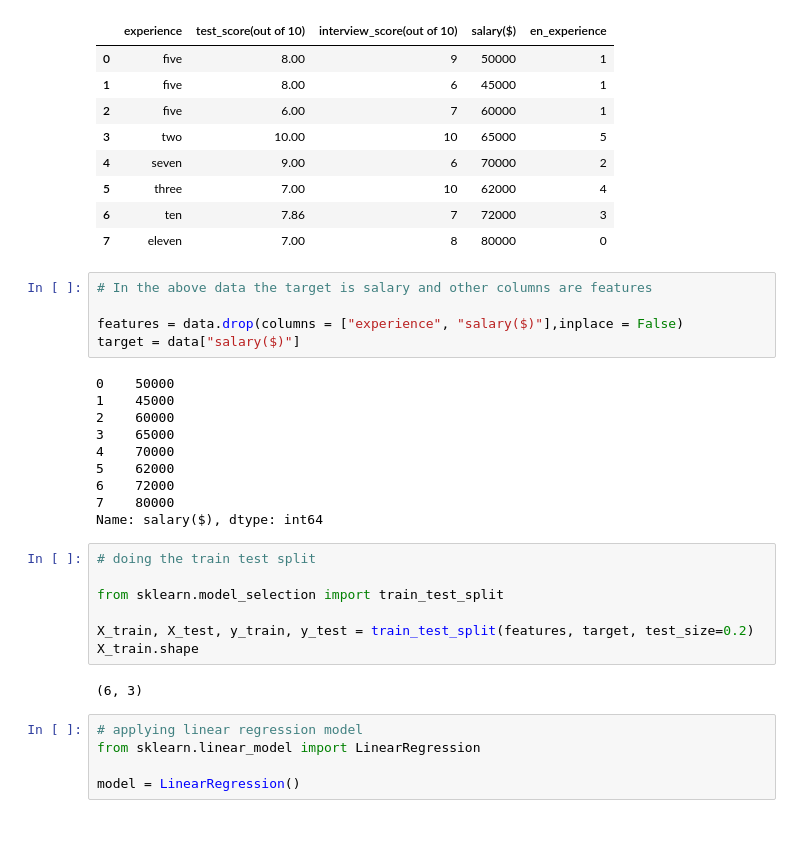
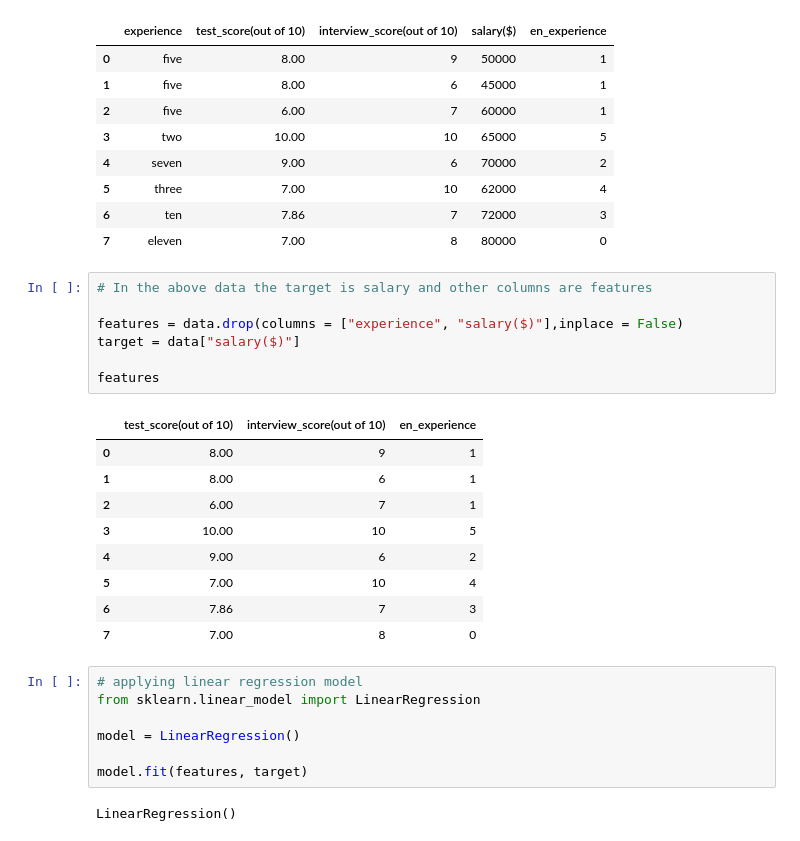
Before and after one commit to hariThorve/machineLearningJourney, a Jupyter notebook: multiVariableLinearRegression.ipynb, the cells around one changed output. Saved outputs shown, nothing was run; the diff lists cells and outputs as text.

```diff
--- a/multiVariableLinearRegression.ipynb
+++ b/multiVariableLinearRegression.ipynb
@@ -79,29 +79,26 @@ data
 # %%
 # In the above data the target is salary and other columns are features
 
 features = data.drop(columns = ["experience", "salary($)"],inplace = False)
 target = data["salary($)"]
+
+features
 # %% [output]
-0    50000
-1    45000
-2    60000
-3    65000
-4    70000
-5    62000
-6    72000
-7    80000
-Name: salary($), dtype: int64
+|  | test_score(out of 10) | interview_score(out of 10) | en_experience |
+| 0 | 8.00 | 9 | 1 |
+| 1 | 8.00 | 6 | 1 |
+| 2 | 6.00 | 7 | 1 |
+| 3 | 10.00 | 10 | 5 |
+| 4 | 9.00 | 6 | 2 |
+| 5 | 7.00 | 10 | 4 |
+| 6 | 7.86 | 7 | 3 |
+| 7 | 7.00 | 8 | 0 |
-# %%
-# doing the train test split
-
-from sklearn.model_selection import train_test_split
-
-X_train, X_test, y_train, y_test = train_test_split(features, target, test_size=0.2)
-X_train.shape
-# %% [output]
-(6, 3)
 # %%
 # applying linear regression model
 from sklearn.linear_model import LinearRegression
 
 model = LinearRegression()
+
+model.fit(features, target)
+# %% [output]
+LinearRegression()
```
